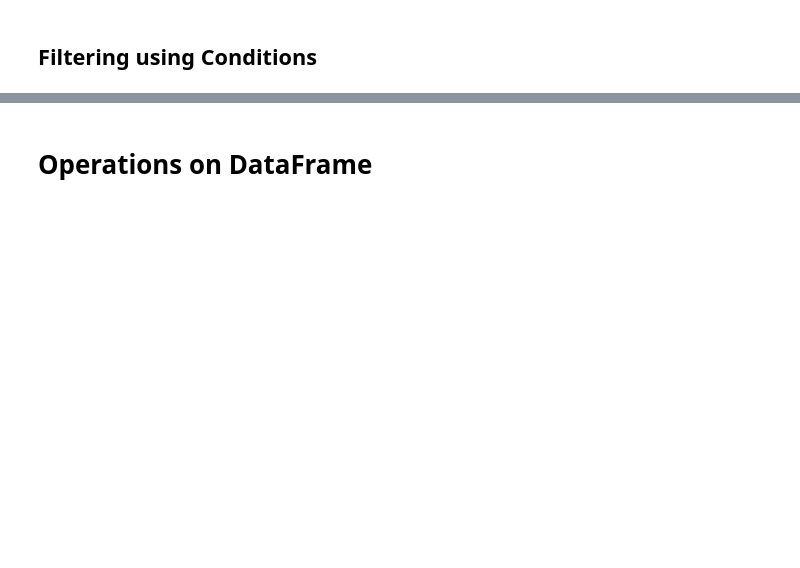
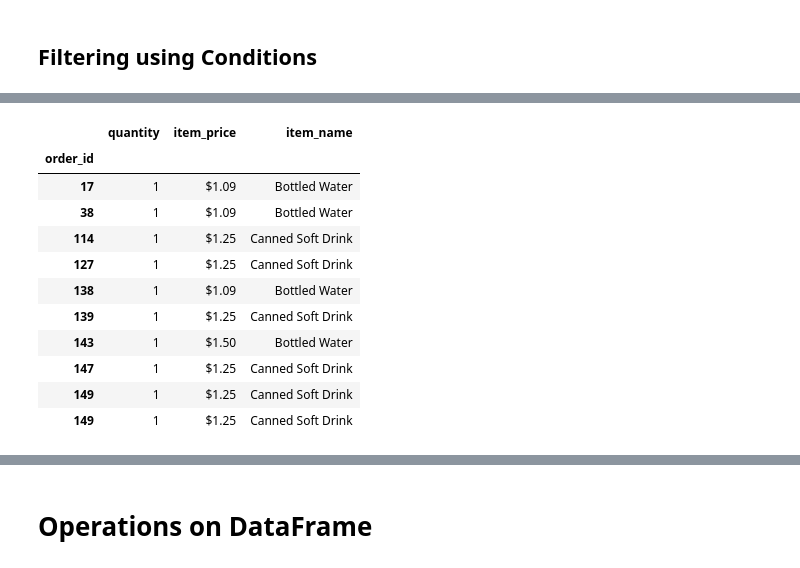
Before and after one commit to chetanadhikary/pythonLearning, a Jupyter notebook: week_5/pandas_tutorial.ipynb, the cells around one changed output, grey strips where cells are left out. Cells and saved outputs as stored; diff of their text form; code cells hidden in the pictures; blank space fills up the shorter version.

```diff
--- a/week_5/pandas_tutorial.ipynb
+++ b/week_5/pandas_tutorial.ipynb
@@ -503,2 +640,0 @@ Name: quantity, dtype: int64
-# %%
-df[df['quantity'] > 2]['quantity'] = 6
@@ -535,4 +657,17 @@ df[(df['quantity']> 2) & (df['item_name'] == 'Canned Soft Drink')]
 # %%
-df.loc[df['item_name'].isin(['Bottled Water','Canned Soft Drink']),['quantity','item_price']].head(10)
+df.loc[df['item_name'].isin(['Bottled Water','Canned Soft Drink']),['quantity','item_price','item_name']].head(10)
+# %% [output]
+|  | quantity | item_price | item_name |
+| order_id |  |  |  |
+| 17 | 1 | $1.09 | Bottled Water |
+| 38 | 1 | $1.09 | Bottled Water |
+| 114 | 1 | $1.25 | Canned Soft Drink |
+| 127 | 1 | $1.25 | Canned Soft Drink |
+| 138 | 1 | $1.09 | Bottled Water |
+| 139 | 1 | $1.25 | Canned Soft Drink |
+| 143 | 1 | $1.50 | Bottled Water |
+| 147 | 1 | $1.25 | Canned Soft Drink |
+| 149 | 1 | $1.25 | Canned Soft Drink |
+| 149 | 1 | $1.25 | Canned Soft Drink |
 # %%
 df.loc[df['item_name'].str.startswith('Veggie'),['quantity','item_price','item_name']].head(10)
```
Also changed, not shown: parts of 60 cells of this notebook, 1 other file.
